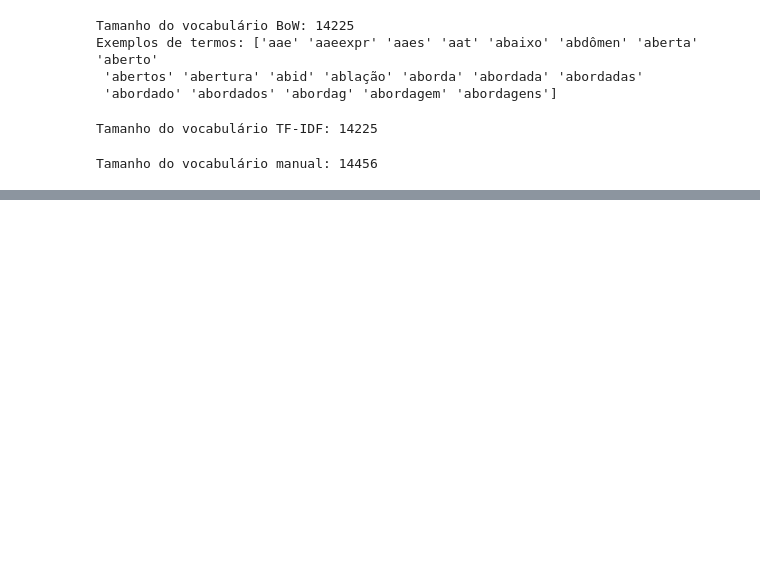
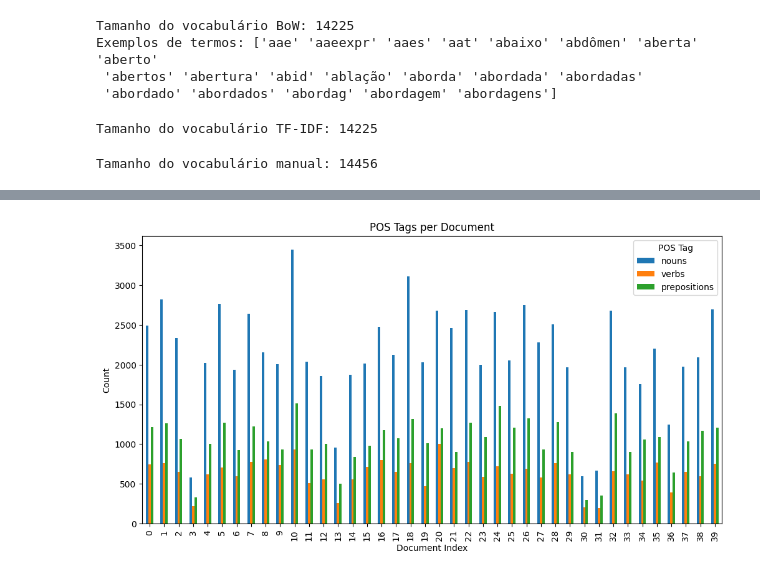
Before and after one commit to ferreira-eduardo/NLP_Recsys, a Jupyter notebook: notebooks/statiscs14_05.ipynb, the cells around one changed output, grey strips where cells are left out. Saved outputs shown, nothing was run; the diff lists cells and outputs as text; code cells hidden in the pictures; blank space fills up the shorter version.

Commit message:
Corpus update + representações

```diff
--- a/notebooks/statiscs14_05.ipynb
+++ b/notebooks/statiscs14_05.ipynb
@@ -21,5 +22,5 @@ nlp = spacy.load("pt_core_news_sm")
 # %%
 # corpus.to_json('corpus.json', orient='records', lines=True)
 # %%
-corpus = pd.read_json('corpus.json', lines=True)
+corpus = pd.read_json('../articles/corpus/corpus.json', lines=True)
 # %%
@@ -125,0 +159,13 @@ Tamanho do vocabulário manual: 14456
+# %%
+## adiciona qtd de tokens e sentences
+corpus['len_tokens'] =corpus['artigo_tokenizado'].apply(lambda x: len(x))
+corpus['len_sentences'] = len_sentences
+# %%
+counts = []
+for _, paper in corpus.iterrows():
+    counts.append(count_pos_tag(paper['texto_completo']))
+# %%
+temp_df = pd.DataFrame(counts)
+corpus['nouns'] = temp_df['nouns']
+corpus['verbs'] = temp_df['verbs']
+corpus['prepositions'] = temp_df['prepositions']
@@ -125,0 +192,15 @@ Tamanho do vocabulário manual: 14456
+# %%
+import matplotlib.pyplot as plt
+
+# Select the columns to plot
+pos_counts = corpus[['nouns', 'verbs', 'prepositions']]
+
+# Create a bar chart
+pos_counts.plot.bar(figsize=(12, 6))
+plt.title('POS Tags per Document')
+plt.xlabel('Document Index')
+plt.ylabel('Count')
+plt.legend(title='POS Tag')
+plt.show()
+# %% [output]
+[figure, added]
```
Also changed, not shown: parts of 9 cells of this notebook.
